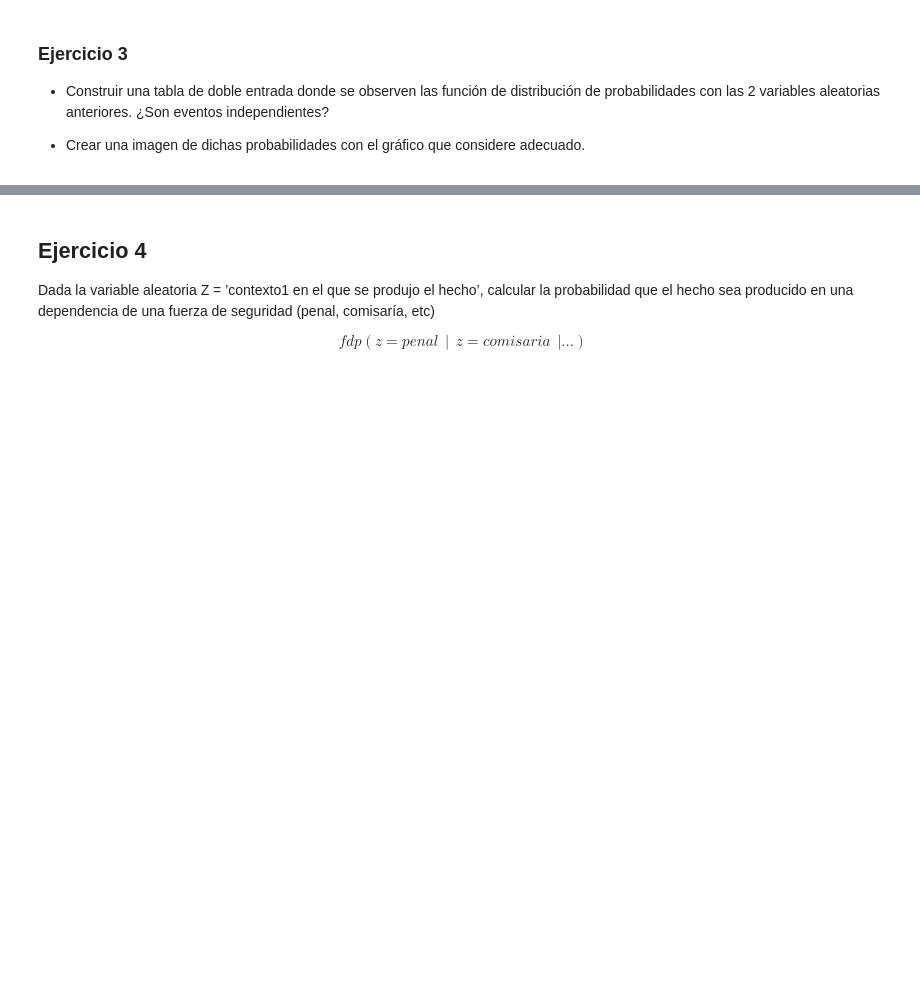
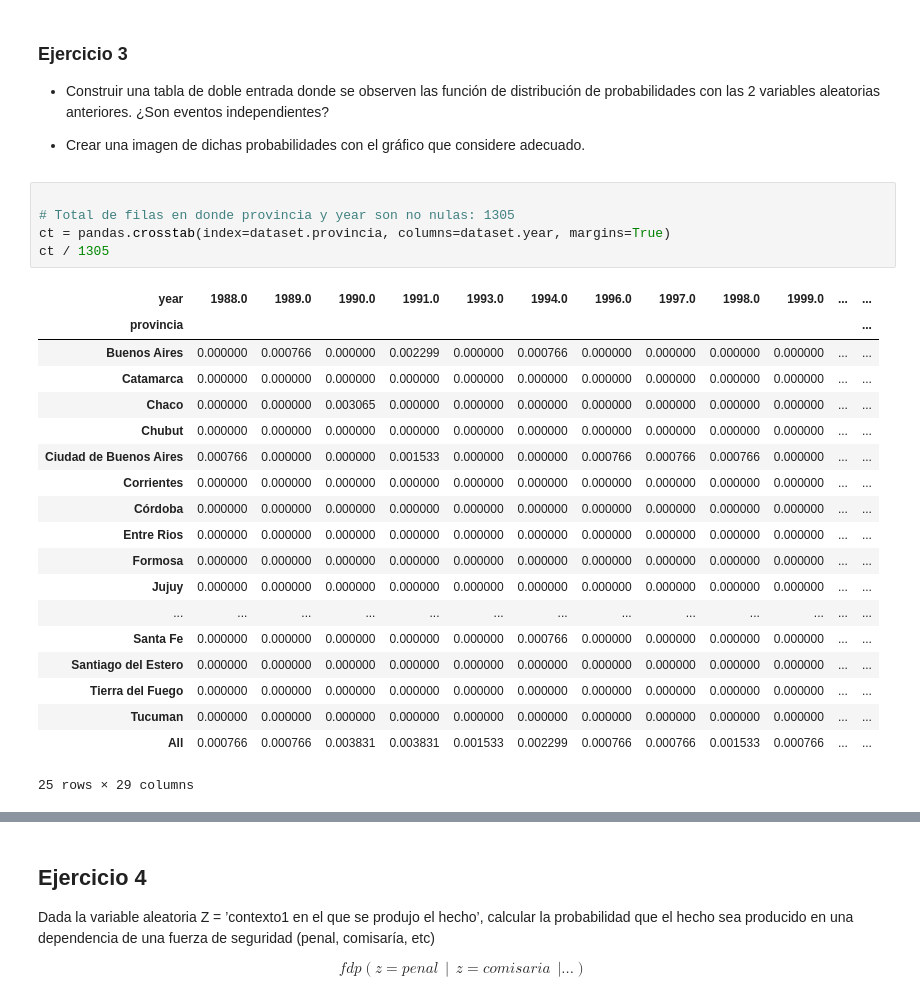
Before and after one commit to david-gonzalez/diplodatos, a Jupyter notebook: analisis_y_visualizacion/Tarea integradora - parte 1.ipynb, the cells around one changed output, grey strips where cells are left out. Saved outputs shown, nothing was run; the diff lists cells and outputs as text; blank space fills up the shorter version.

```diff
--- a/analisis_y_visualizacion/Tarea integradora - parte 1.ipynb
+++ b/analisis_y_visualizacion/Tarea integradora - parte 1.ipynb
@@ -168,3 +201,28 @@ $$fdp(X)$$
 ¿Son eventos independientes?
 
 * Crear una imagen de dichas probabilidades con el gráfico que considere adecuado.
+# %%
+
+# Total de filas en donde provincia y year son no nulas: 1305
+ct = pandas.crosstab(index=dataset.provincia, columns=dataset.year, margins=True)
+ct / 1305
+# %% [output]
+| year | 1988.0 | 1989.0 | 1990.0 | 1991.0 | 1993.0 | 1994.0 | 1996.0 | 1997.0 | 1998.0 | 1999.0 | ... | ... |
+| provincia |  |  |  |  |  |  |  |  |  |  |  | ... |
+| Buenos Aires | 0.000000 | 0.000766 | 0.000000 | 0.002299 | 0.000000 | 0.000766 | 0.000000 | 0.000000 | 0.000000 | 0.000000 | ... | ... |
+| Catamarca | 0.000000 | 0.000000 | 0.000000 | 0.000000 | 0.000000 | 0.000000 | 0.000000 | 0.000000 | 0.000000 | 0.000000 | ... | ... |
+| Chaco | 0.000000 | 0.000000 | 0.003065 | 0.000000 | 0.000000 | 0.000000 | 0.000000 | 0.000000 | 0.000000 | 0.000000 | ... | ... |
+| Chubut | 0.000000 | 0.000000 | 0.000000 | 0.000000 | 0.000000 | 0.000000 | 0.000000 | 0.000000 | 0.000000 | 0.000000 | ... | ... |
+| Ciudad de Buenos Aires | 0.000766 | 0.000000 | 0.000000 | 0.001533 | 0.000000 | 0.000000 | 0.000766 | 0.000766 | 0.000766 | 0.000000 | ... | ... |
+| Corrientes | 0.000000 | 0.000000 | 0.000000 | 0.000000 | 0.000000 | 0.000000 | 0.000000 | 0.000000 | 0.000000 | 0.000000 | ... | ... |
+| Córdoba | 0.000000 | 0.000000 | 0.000000 | 0.000000 | 0.000000 | 0.000000 | 0.000000 | 0.000000 | 0.000000 | 0.000000 | ... | ... |
+| Entre Rios | 0.000000 | 0.000000 | 0.000000 | 0.000000 | 0.000000 | 0.000000 | 0.000000 | 0.000000 | 0.000000 | 0.000000 | ... | ... |
+| Formosa | 0.000000 | 0.000000 | 0.000000 | 0.000000 | 0.000000 | 0.000000 | 0.000000 | 0.000000 | 0.000000 | 0.000000 | ... | ... |
+| Jujuy | 0.000000 | 0.000000 | 0.000000 | 0.000000 | 0.000000 | 0.000000 | 0.000000 | 0.000000 | 0.000000 | 0.000000 | ... | ... |
+| ... | ... | ... | ... | ... | ... | ... | ... | ... | ... | ... | ... | ... |
+| Santa Fe | 0.000000 | 0.000000 | 0.000000 | 0.000000 | 0.000000 | 0.000766 | 0.000000 | 0.000000 | 0.000000 | 0.000000 | ... | ... |
+| Santiago del Estero | 0.000000 | 0.000000 | 0.000000 | 0.000000 | 0.000000 | 0.000000 | 0.000000 | 0.000000 | 0.000000 | 0.000000 | ... | ... |
+| Tierra del Fuego | 0.000000 | 0.000000 | 0.000000 | 0.000000 | 0.000000 | 0.000000 | 0.000000 | 0.000000 | 0.000000 | 0.000000 | ... | ... |
+| Tucuman | 0.000000 | 0.000000 | 0.000000 | 0.000000 | 0.000000 | 0.000000 | 0.000000 | 0.000000 | 0.000000 | 0.000000 | ... | ... |
+| All | 0.000766 | 0.000766 | 0.003831 | 0.003831 | 0.001533 | 0.002299 | 0.000766 | 0.000766 | 0.001533 | 0.000766 | ... | ... |
+25 rows × 29 columns
```
Also changed, not shown: parts of 8 cells of this notebook.
